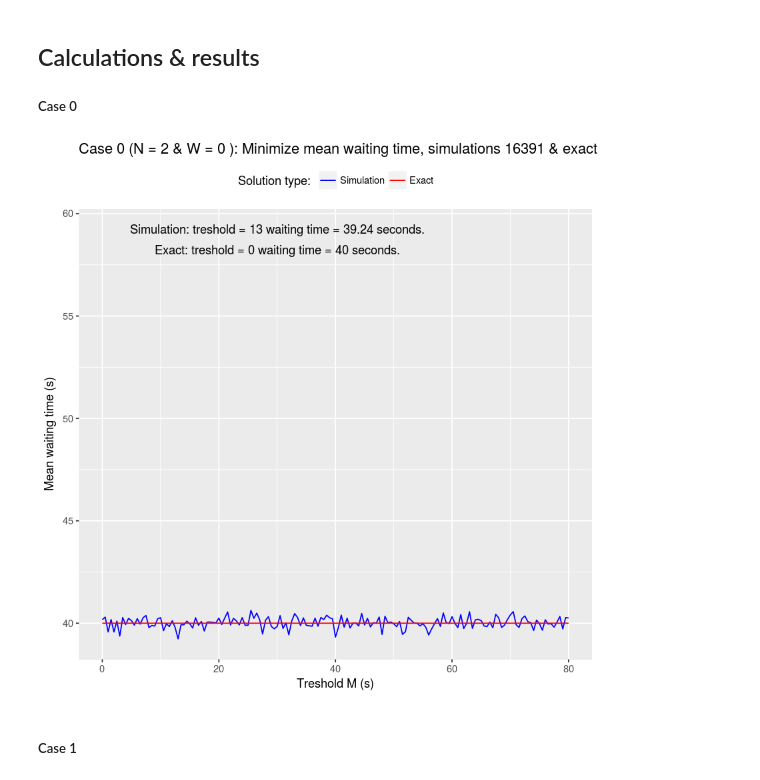
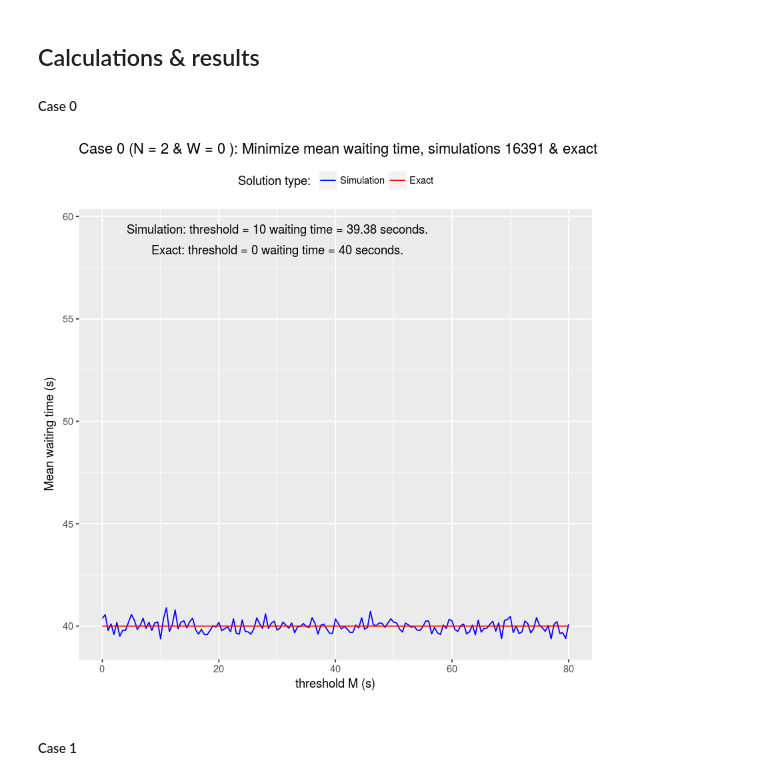
Before and after one commit to yurimejia/waiting_times, a Jupyter notebook: problem_3.ipynb, the cells around one changed output. Drawn from its saved outputs; the diff is of its cells as text; code cells hidden in the pictures.

Commit message:
Update solution of problem 3.

```diff
--- a/problem_3.ipynb
+++ b/problem_3.ipynb
@@ -124,7 +124,7 @@ library(dplyr)
 #   W = (integer) total number of times that the magic wand can be used.
 #   period_length = (float) time period for duration of signal green and red.
 #   prob_red = (float) probability that signal is red, assume prob_green = 1 - prob_red
-#   M = (vector floats) tresholds for Strategy(M), range [0, period_length] and length N
+#   M = (vector floats) thresholds for Strategy(M), range [0, period_length] and length N
 # OUTPUT:
 #   (float) sum of waiting times of signals (seconds).
 Compute_wait_time = function(
@@ -175,7 +175,7 @@ Compute_wait_time = function(
 #   W = (integer) total number of times that the magic wand can be used.
 #   period_length = (float) time period for duration of signal green and red ().
 #   prob_red = (float) probability that signal is red
-#   M = (float) treshold for Strategy(M), range [0, period_length]
+#   M = (float) threshold for Strategy(M), range [0, period_length]
 # OUTPUT:
 #   (float) mean of sum of waiting times of signals (seconds).
 Compute_mean_wait_time = function(
@@ -197,34 +197,34 @@ Compute_mean_wait_time = function(
     return(mean(waiting_times))
 }
 
-# Plot_solution: Plots Simulated and exact solution for a set of tresholds M.
+# Plot_solution: Plots Simulated and exact solution for a set of thresholds M.
 # INPUT:
-#  tresholds = (vector floats) treholds M used in Strategy(M).
-#  solution_sim = (vector floats) simulated waiting time for corresponding treshold M.
-#  solution_exact = (vectors floats) exact waiting time for corresponding treshold M.
+#  thresholds = (vector floats) treholds M used in Strategy(M).
+#  solution_sim = (vector floats) simulated waiting time for corresponding threshold M.
+#  solution_exact = (vectors floats) exact waiting time for corresponding threshold M.
 #  title = (string) title of plot.
 #  plot_exact = (logical) whether to print exact solution and display results.
 # OUTPUT:
-#   plot depicting both simulated (blue) and exact (red) waiting times for corresponding tresholds M.
+#   plot depicting both simulated (blue) and exact (red) waiting times for corresponding thresholds M.
 Plot_solution = function(
-    tresholds,
+    thresholds,
     solution_sim,
     solution_exact,
     title,
     plot_exact = TRUE){
 
     # Prepare data for display
-    df = data.frame(tresholds = tresholds,
+    df = data.frame(thresholds = thresholds,
                     simulation = solution_sim,
                     exact = solution_exact)
-    # Find treshold that generate minimum simulated and exact waiting time
+    # Find threshold that generate minimum simulated and exact waiting time
     df_exact = df %>%
         dplyr::slice(which.min(exact))
     df_simulated = df %>%
         dplyr::slice(which.min(simulation))
 
     # Plot
-    p = ggplot(data = df, aes(x = tresholds)) +
+    p = ggplot(data = df, aes(x = thresholds)) +
         geom_line(aes(y = simulation, color = 'Simulation'))
 
     if(plot_exact){
@@ -236,13 +236,13 @@ Plot_solution = function(
                            breaks = c('Simulation', 'Exact'),
                            values = c('Simulation'='blue', 'Exact'='red')) +
         ylab('Mean waiting time (s)') +
-        xlab('Treshold M (s)') +
+        xlab('threshold M (s)') +
         ggtitle(title) +
         theme(legend.position = 'top') +
         annotate("text",
                  x = 30,
                  y = df_simulated$simulation[1] + 20,
-                 label = paste('Simulation: treshold =', df_simulated$tresholds[1],
+                 label = paste('Simulation: threshold =', df_simulated$thresholds[1],
                                'waiting time =', round(df_simulated$simulation[1],2),
                                'seconds.'))
      if(plot_exact){
@@ -250,7 +250,7 @@ Plot_solution = function(
          annotate("text",
                  x = 30,
                  y = df_simulated$simulation[1] + 19,
-                 label = paste('Exact: treshold =', df_exact$tresholds[1],
+                 label = paste('Exact: threshold =', df_exact$thresholds[1],
                                'waiting time =', round(df_exact$exact[1],2),
                                'seconds.'))
      }
@@ -269,9 +269,9 @@ Exact0 = function(N){
 }
 
 
-# Exact1: Given a treshold M, returns (exact) expected waiting time as in case 1.
+# Exact1: Given a threshold M, returns (exact) expected waiting time as in case 1.
 # INPUT:
-#   M = (float) treshold for Stratgy (M) as described in case 1.
+#   M = (float) threshold for Stratgy (M) as described in case 1.
 # OUTPUT:
 #   (float) exact expected waiting time (seconds) as described in case 1.
 Exact1 = function(M){
@@ -282,12 +282,12 @@ Exact1 = function(M){
 
 ##### Case 0
 # %%
-tresholds_M = seq(from = 0, to = 80, by = 0.5)
+thresholds_M = seq(from = 0, to = 80, by = 0.5)
 N = 2 # number of signals
 W = 0 # number of wand usages
 J = ceiling((N * 80^2 / 12) * 3.92^2)  # bound is Variance of N independet uniform distributions unif(0,80)
 
-waiting_times_case0 = sapply(tresholds_M, function(M){
+waiting_times_case0 = sapply(thresholds_M, function(M){
         Compute_mean_wait_time(
             num_experiments = J,
             N = N,
@@ -297,16 +297,17 @@ waiting_times_case0 = sapply(tresholds_M, function(M){
             M = c(M))
 })
 # %%
+# In this case Strategy(M) is irrelevant since there is no wand usage.
 Plot_solution(
-    tresholds = tresholds_M,
+    thresholds = thresholds_M,
     solution_sim = waiting_times_case0,
-    solution_exact = rep(Exact0(2), length(tresholds_M)),
+    solution_exact = rep(Exact0(2), length(thresholds_M)),
     title = paste('Case 0 (N =', N, '& W =', W,
                   '): Minimize mean waiting time, simulations',
                   J,
                   '& exact solution'))
 # %% [output]
-[figure, old version]
+[figure, new version]
 # %% [markdown]
 ##### Case 1
 # %%
```
Also changed, not shown: parts of 7 cells of this notebook.
